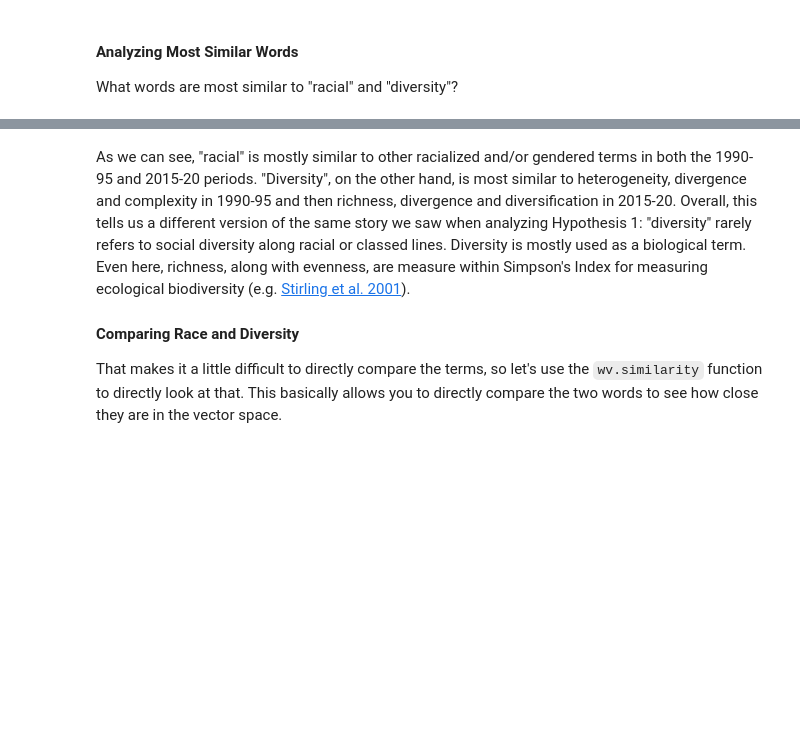
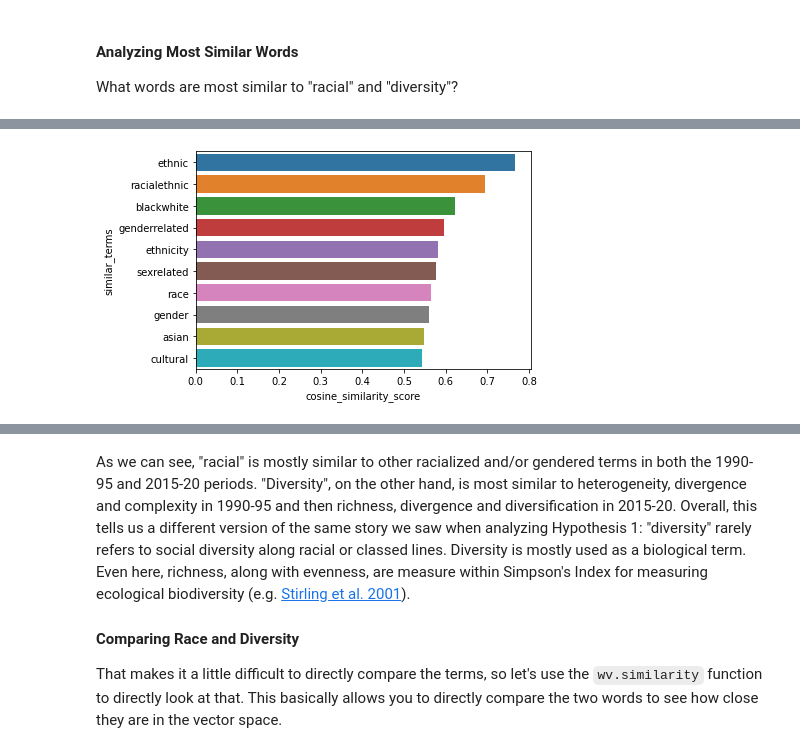
Before and after one commit to brandonleekramer/diversity, a Jupyter notebook: src/04_word_embeddings/04_eda_word2vec.ipynb, the cells around one changed output, grey strips where cells are left out. Cells and saved outputs as stored; diff of their text form; code cells hidden in the pictures; blank space fills up the shorter version.

```diff
--- a/src/04_word_embeddings/04_eda_word2vec.ipynb
+++ b/src/04_word_embeddings/04_eda_word2vec.ipynb
@@ -63,4 +51,6 @@ racial_sim_early_bc = alt.Chart(racial_sim_early, title = "In the 1990-95 model,
     opacity=0.7
 ).properties(height=300, width=500)
 racial_sim_early_bc
+
+ax = sns.barplot(x="cosine_similarity_score", y="similar_terms", data=racial_sim_early)
 # %% [output]
@@ -68,3 +57,4 @@ racial_sim_early_bc
+[figure, added]
 # %%
 racial_sim_later = later_model.wv.most_similar('racial')
 racial_sim_later = pd.DataFrame(data=racial_sim_later).rename(columns={0: "similar_terms",
```
Also changed, not shown: parts of 2 cells of this notebook.
